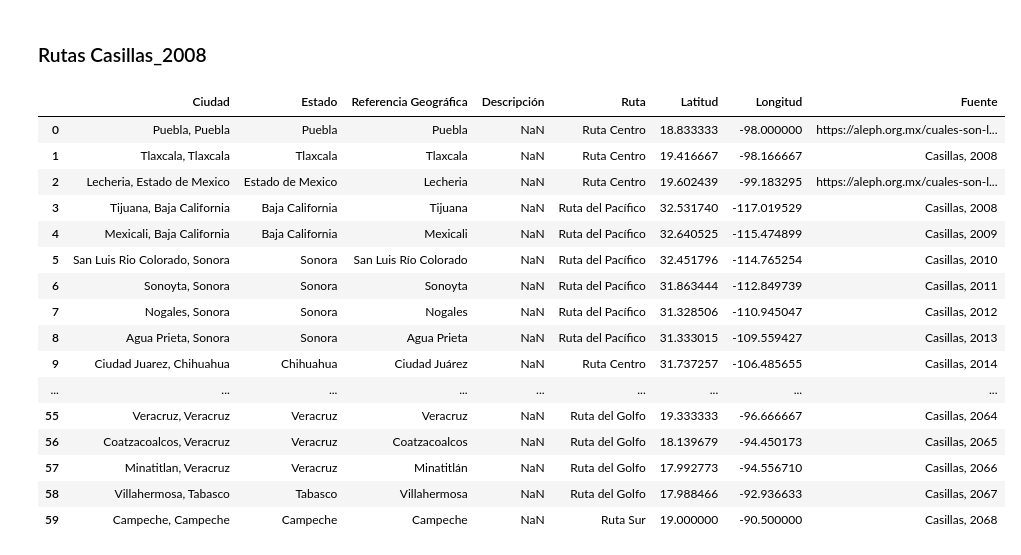
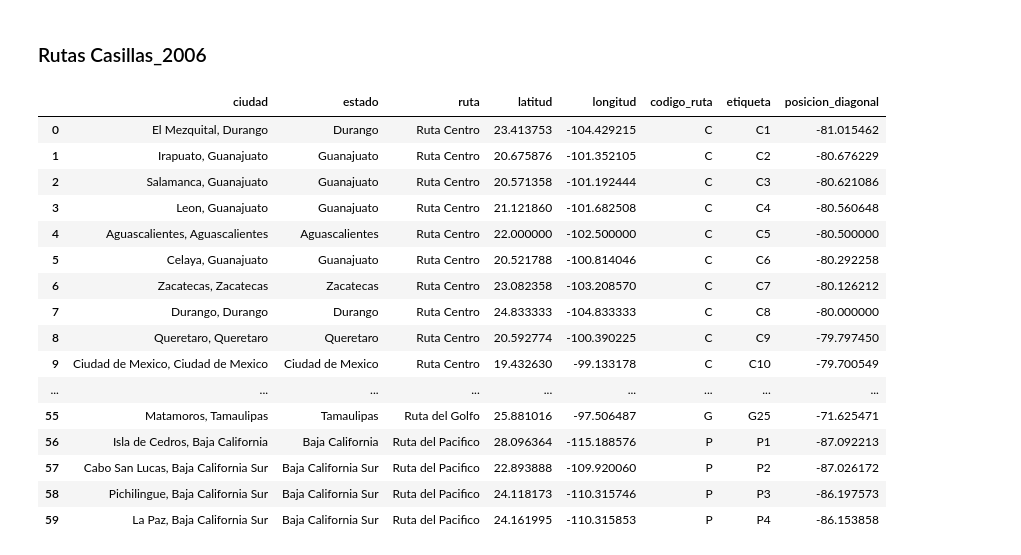
Before and after one commit to puriarter21/Mapa_Migracion_Irregular_Mexico, a Jupyter notebook: 3. mapas/3. Rutas/2. rutas_clase/Untitled.ipynb, the cells around one changed output. Cells and saved outputs as stored; diff of their text form; code cells hidden in the pictures.

Commit message:
csv para cada ruta

```diff
--- a/3. mapas/3. Rutas/2. rutas_clase/Untitled.ipynb
+++ b/3. mapas/3. Rutas/2. rutas_clase/Untitled.ipynb
@@ -5,26 +5,26 @@ from unidecode import unidecode
 import unidecode
 # %%
 # Cargar el archivo CSV
-datos_csv_ = pd.read_csv('/Users/pablouriarte/Documents/1. Expediente Tec de Monterrey/1.Tesis/Mapa_Migracion_Irregular_Mexico/3. mapas/3. Rutas/1. rutas_raw/Ciudades_Rutas_Final.csv')
+datos_csv = pd.read_csv('/Users/pablouriarte/Documents/1. Expediente Tec de Monterrey/1.Tesis/Mapa_Migracion_Irregular_Mexico/3. mapas/3. Rutas/2. rutas_clase/Ciudades_Rutas_Clase.csv')
 # %% [markdown]
-### Rutas Casillas_2008
+### Rutas Casillas_2006
 # %%
-datos_csv_.head(60)
+datos_csv.head(60)
 # %% [output]
-|  | Ciudad | Estado | Referencia Geográfica | Descripción | Ruta | Latitud | Longitud | Fuente |
-| 0 | Puebla, Puebla | Puebla | Puebla | NaN | Ruta Centro | 18.833333 | -98.000000 | https://aleph.org.mx/cuales-son-l... |
-| 1 | Tlaxcala, Tlaxcala | Tlaxcala | Tlaxcala | NaN | Ruta Centro | 19.416667 | -98.166667 | Casillas, 2008 |
-| 2 | Lecheria, Estado de Mexico | Estado de Mexico | Lecheria | NaN | Ruta Centro | 19.602439 | -99.183295 | https://aleph.org.mx/cuales-son-l... |
-| 3 | Tijuana, Baja California | Baja California | Tijuana | NaN | Ruta del Pacífico | 32.531740 | -117.019529 | Casillas, 2008 |
-| 4 | Mexicali, Baja California | Baja California | Mexicali | NaN | Ruta del Pacífico | 32.640525 | -115.474899 | Casillas, 2009 |
-| 5 | San Luis Rio Colorado, Sonora | Sonora | San Luis Río Colorado | NaN | Ruta del Pacífico | 32.451796 | -114.765254 | Casillas, 2010 |
-| 6 | Sonoyta, Sonora | Sonora | Sonoyta | NaN | Ruta del Pacífico | 31.863444 | -112.849739 | Casillas, 2011 |
-| 7 | Nogales, Sonora | Sonora | Nogales | NaN | Ruta del Pacífico | 31.328506 | -110.945047 | Casillas, 2012 |
-| 8 | Agua Prieta, Sonora | Sonora | Agua Prieta | NaN | Ruta del Pacífico | 31.333015 | -109.559427 | Casillas, 2013 |
-| 9 | Ciudad Juarez, Chihuahua | Chihuahua | Ciudad Juárez | NaN | Ruta Centro | 31.737257 | -106.485655 | Casillas, 2014 |
+|  | ciudad | estado | ruta | latitud | longitud | codigo_ruta | etiqueta | posicion_diagonal |
+| 0 | El Mezquital, Durango | Durango | Ruta Centro | 23.413753 | -104.429215 | C | C1 | -81.015462 |
+| 1 | Irapuato, Guanajuato | Guanajuato | Ruta Centro | 20.675876 | -101.352105 | C | C2 | -80.676229 |
+| 2 | Salamanca, Guanajuato | Guanajuato | Ruta Centro | 20.571358 | -101.192444 | C | C3 | -80.621086 |
+| 3 | Leon, Guanajuato | Guanajuato | Ruta Centro | 21.121860 | -101.682508 | C | C4 | -80.560648 |
+| 4 | Aguascalientes, Aguascalientes | Aguascalientes | Ruta Centro | 22.000000 | -102.500000 | C | C5 | -80.500000 |
+| 5 | Celaya, Guanajuato | Guanajuato | Ruta Centro | 20.521788 | -100.814046 | C | C6 | -80.292258 |
+| 6 | Zacatecas, Zacatecas | Zacatecas | Ruta Centro | 23.082358 | -103.208570 | C | C7 | -80.126212 |
+| 7 | Durango, Durango | Durango | Ruta Centro | 24.833333 | -104.833333 | C | C8 | -80.000000 |
+| 8 | Queretaro, Queretaro | Queretaro | Ruta Centro | 20.592774 | -100.390225 | C | C9 | -79.797450 |
+| 9 | Ciudad de Mexico, Ciudad de Mexico | Ciudad de Mexico | Ruta Centro | 19.432630 | -99.133178 | C | C10 | -79.700549 |
 | ... | ... | ... | ... | ... | ... | ... | ... | ... |
-| 55 | Veracruz, Veracruz | Veracruz | Veracruz | NaN | Ruta del Golfo | 19.333333 | -96.666667 | Casillas, 2064 |
-| 56 | Coatzacoalcos, Veracruz | Veracruz | Coatzacoalcos | NaN | Ruta del Golfo | 18.139679 | -94.450173 | Casillas, 2065 |
-| 57 | Minatitlan, Veracruz | Veracruz | Minatitlán | NaN | Ruta del Golfo | 17.992773 | -94.556710 | Casillas, 2066 |
-| 58 | Villahermosa, Tabasco | Tabasco | Villahermosa | NaN | Ruta del Golfo | 17.988466 | -92.936633 | Casillas, 2067 |
-| 59 | Campeche, Campeche | Campeche | Campeche | NaN | Ruta Sur | 19.000000 | -90.500000 | Casillas, 2068 |
+| 55 | Matamoros, Tamaulipas | Tamaulipas | Ruta del Golfo | 25.881016 | -97.506487 | G | G25 | -71.625471 |
+| 56 | Isla de Cedros, Baja California | Baja California | Ruta del Pacifico | 28.096364 | -115.188576 | P | P1 | -87.092213 |
+| 57 | Cabo San Lucas, Baja California Sur | Baja California Sur | Ruta del Pacifico | 22.893888 | -109.920060 | P | P2 | -87.026172 |
+| 58 | Pichilingue, Baja California Sur | Baja California Sur | Ruta del Pacifico | 24.118173 | -110.315746 | P | P3 | -86.197573 |
+| 59 | La Paz, Baja California Sur | Baja California Sur | Ruta del Pacifico | 24.161995 | -110.315853 | P | P4 | -86.153858 |
```
Also changed, not shown: parts of 2 cells of this notebook, 5 other files.
